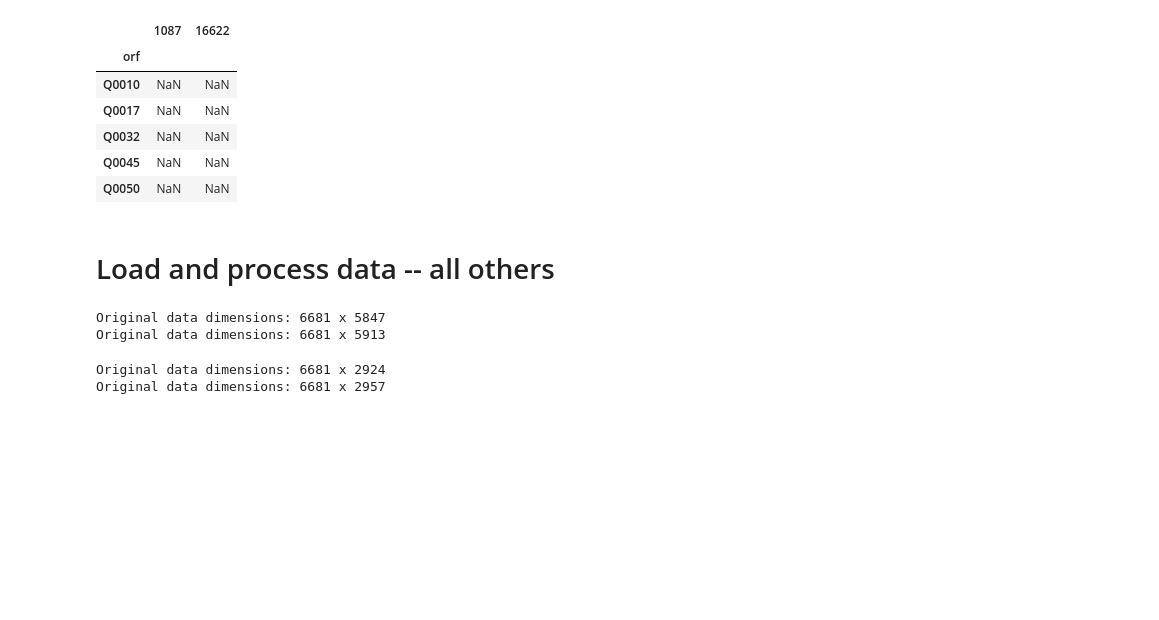
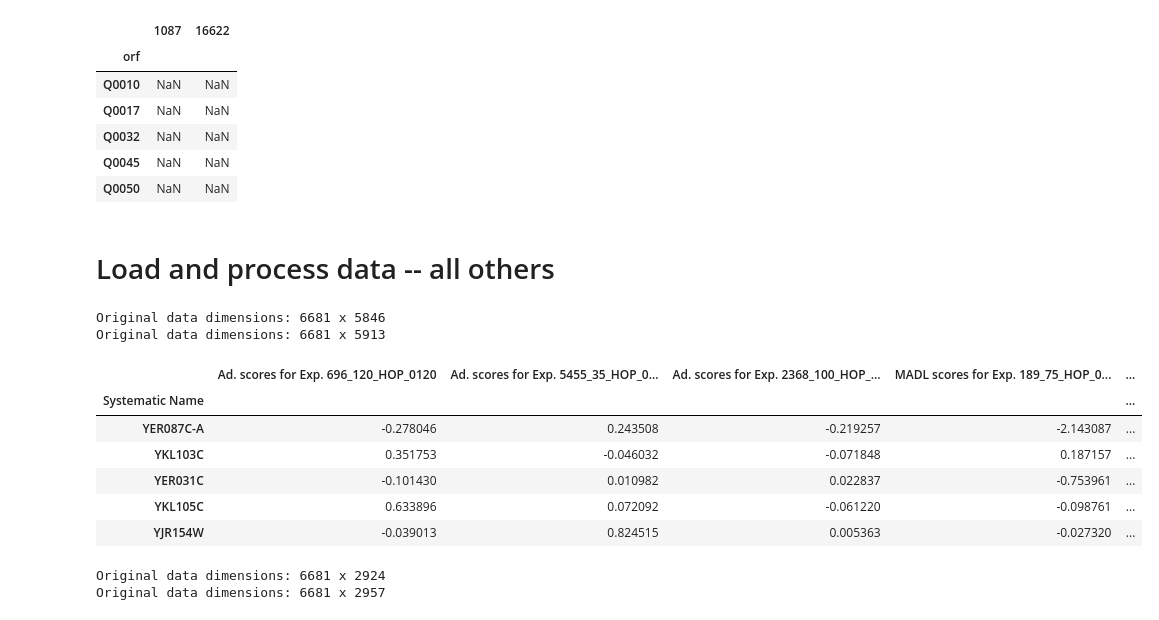
Before and after one commit to yeastphenome/yp-data, a Jupyter notebook: Datasets/24360837/code.ipynb, the cells around one changed output. Cells and saved outputs as stored; diff of their text form; code cells hidden in the pictures; blank space fills up the shorter version.

```diff
--- a/Datasets/24360837/code.ipynb
+++ b/Datasets/24360837/code.ipynb
@@ -123,12 +87,26 @@ data_benomyl.head()
 # %%
 original_data1 = pd.read_csv('large_files/raw_data/HOP_scores.txt', sep='\t')
 original_data2 = pd.read_csv('large_files/raw_data/HIP_scores.txt', sep='\t')
+# %%
+original_data1.set_index('Systematic Name', inplace=True)
 # %%
 print('Original data dimensions: %d x %d' % (original_data1.shape))
 print('Original data dimensions: %d x %d' % (original_data2.shape))
 # %% [output]
-Original data dimensions: 6681 x 5847
+Original data dimensions: 6681 x 5846
 Original data dimensions: 6681 x 5913
+# %%
+random_rows = np.random.choice(original_data1.index, 5)
+random_cols = np.random.choice(original_data1.columns, 5)
+original_data1.loc[random_rows, random_cols]
+# %% [output]
+|  | Ad. scores for Exp. 696_120_HOP_0120 | Ad. scores for Exp. 5455_35_HOP_0... | Ad. scores for Exp. 2368_100_HOP_... | MADL scores for Exp. 189_75_HOP_0... | ... |
+| Systematic Name |  |  |  |  | ... |
+| YER087C-A | -0.278046 | 0.243508 | -0.219257 | -2.143087 | ... |
+| YKL103C | 0.351753 | -0.046032 | -0.071848 | 0.187157 | ... |
+| YER031C | -0.101430 | 0.010982 | 0.022837 | -0.753961 | ... |
+| YKL105C | 0.633896 | 0.072092 | -0.061220 | -0.098761 | ... |
+| YJR154W | -0.039013 | 0.824515 | 0.005363 | -0.027320 | ... |
 # %%
 cols1 = [c for c in original_data1.columns.values if 'z-score' not in c]
 cols2 = [c for c in original_data2.columns.values if 'z-score' not in c]
```
Also changed, not shown: parts of 51 cells of this notebook, 4 other files.
